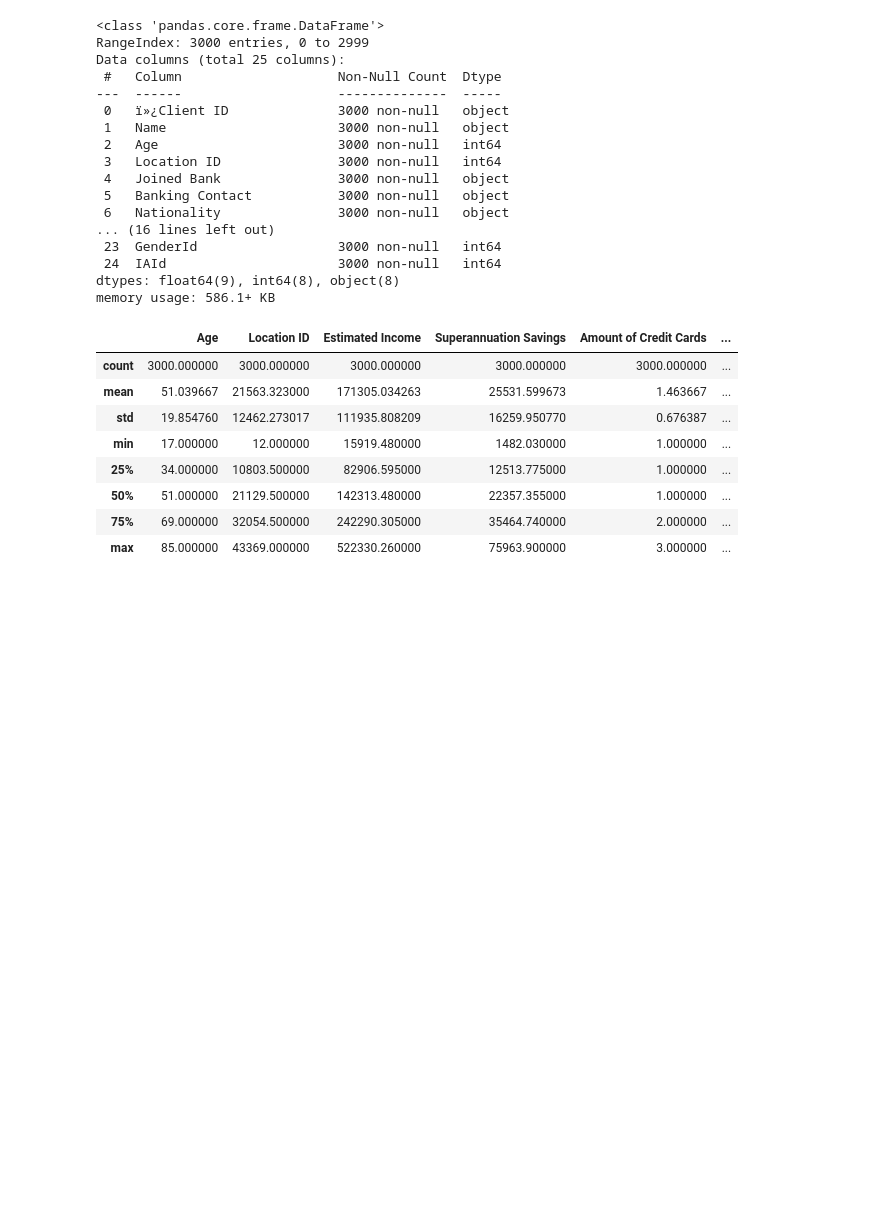
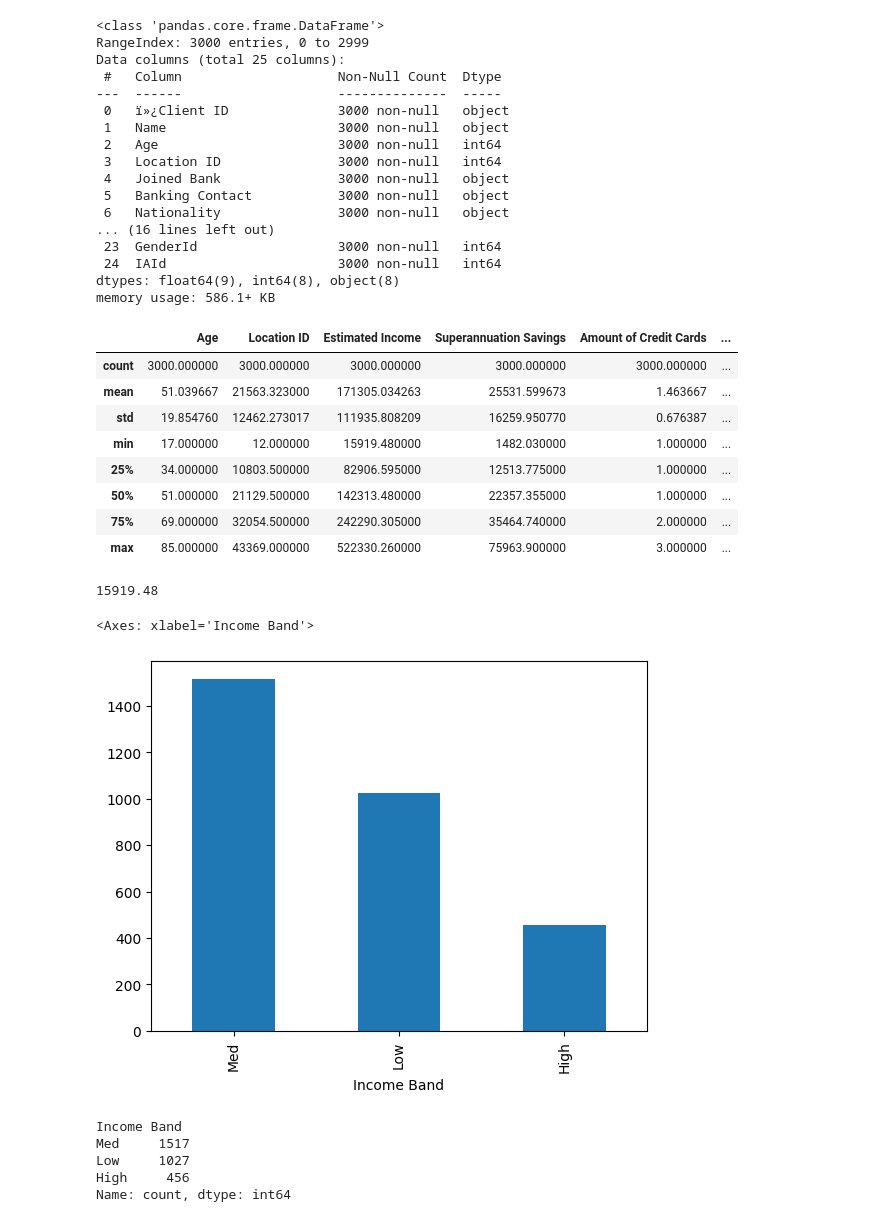
Before and after one commit to Prateek07-Kumar/End-to-End-Banking-Domain-Project, a Jupyter notebook: banking.ipynb, the cells around one changed output. Cells and saved outputs as stored; diff of their text form; code cells hidden in the pictures; blank space fills up the shorter version.

```diff
--- a/banking.ipynb
+++ b/banking.ipynb
@@ -78,3 +78,25 @@ df.describe()
 | 50% | 51.000000 | 21129.500000 | 142313.480000 | 22357.355000 | 1.000000 | ... |
 | 75% | 69.000000 | 32054.500000 | 242290.305000 | 35464.740000 | 2.000000 | ... |
 | max | 85.000000 | 43369.000000 | 522330.260000 | 75963.900000 | 3.000000 | ... |
+# %%
+df['Estimated Income'].min()
+# %% [output]
+15919.48
+# %%
+bins = [0, 100000, 300000, float('inf')]
+labels = ['Low', 'Med', 'High']
+
+df['Income Band'] = pd.cut(df['Estimated Income'], bins=bins, labels=labels, right=False)
+# %%
+df['Income Band'].value_counts().plot(kind='bar')
+# %% [output]
+<Axes: xlabel='Income Band'>
+[figure, added]
+# %%
+df['Income Band'].value_counts()
+# %% [output]
+Income Band
+Med     1517
+Low     1027
+High     456
+Name: count, dtype: int64
```
Also changed, not shown: parts of 1 cell of this notebook.
